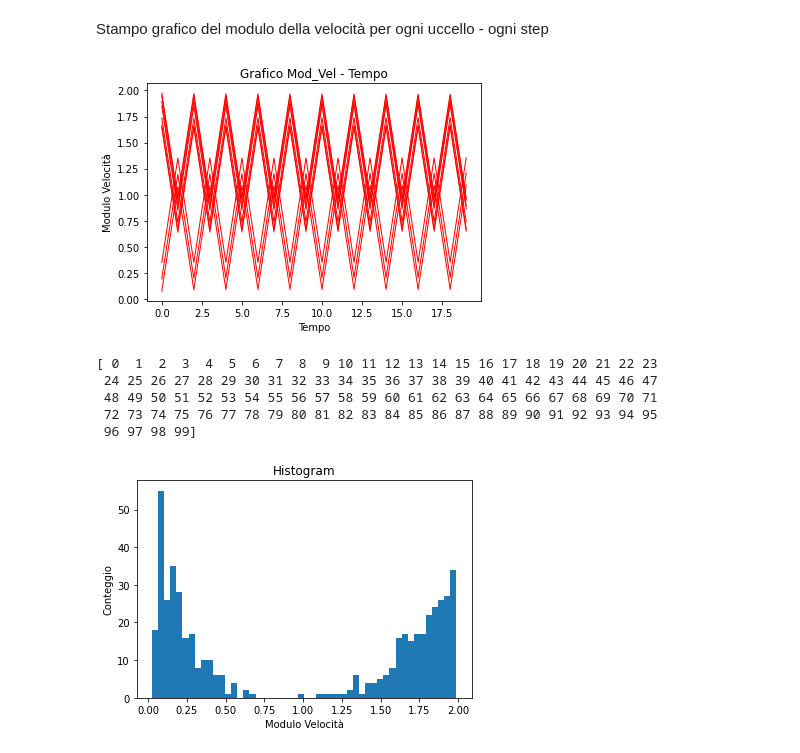
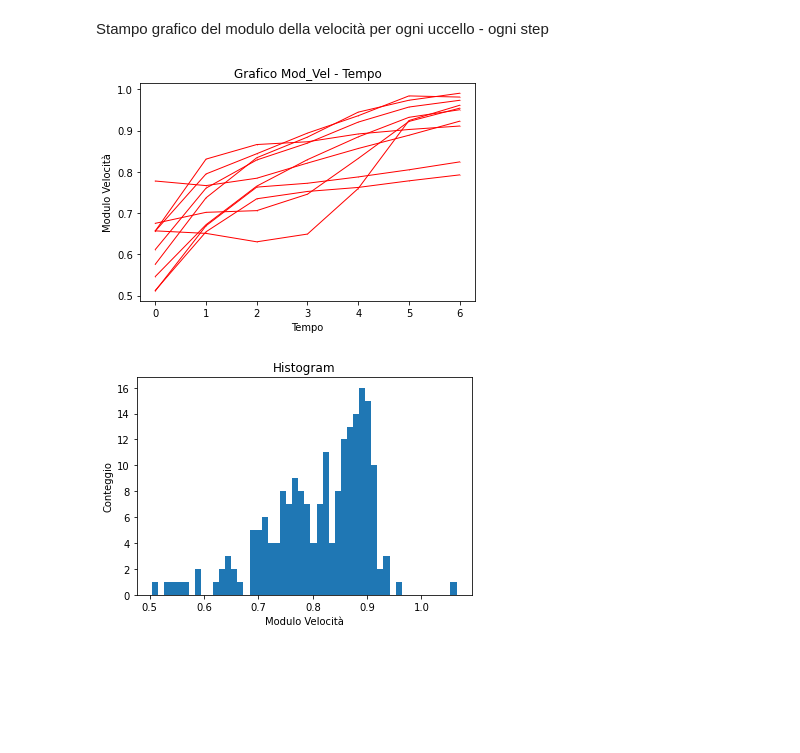
Before and after one commit to unibo-niccolotonin/Esame-Sistemi-Complessi-Stormi, a Jupyter notebook: FlockingCalcoli (3).ipynb, the cells around one changed output. Cells and saved outputs as stored; diff of their text form; code cells hidden in the pictures; blank space fills up the shorter version.

Commit message:
Aggiunta funzione per scegliere step che viene esaminato

```diff
--- a/FlockingCalcoli (3).ipynb
+++ b/FlockingCalcoli (3).ipynb
@@ -57,7 +86,7 @@ while cont < (fine):
 # Calcolo delle fluttuazioni U:
 ![Fluttuazioni](Fluttuazioni.png)
 # %%
-velstep=data_vel
+velstep=vel_at_step(view_step)
 U=np.zeros((birds,ndim))
 VelMedia=np.mean(velstep,axis=0)
 for j in range (birds):
@@ -82,7 +111,7 @@ def delta(sigma):
 #Funzione correlazione C(r) per uno step
 def correlation(r):
     velox=U
-    posix=data_pos
+    posix=pos_at_step(view_step)
     som=0
     somDelta=0
     for i in range (birds):
@@ -172,8 +201,8 @@ Calcolo polarizzazione:
 # %%
 array=np.zeros((birds,ndim))
 for j in range (birds):
-    norm = np.linalg.norm(data_vel[j])
-    array[j] = data_vel[j] / norm
+    norm = np.linalg.norm(vel_at_step(view_step)[j])
+    array[j] = vel_at_step(view_step)[j] / norm
 pol=np.linalg.norm(np.mean(array,axis=0))
 print(pol)
 # %% [output]
@@ -185,8 +214,8 @@ VelNorm=VelMedia/np.linalg.norm(VelMedia)
 Quantificazione dell'anisotropia dello stormo:
 ![Anisotropia](anisotropia.png)
 # %%
-position=data_pos
-veloc=data_vel
+position=pos_at_step(step)
+veloc=vel_at_step(step)
 mini=200
 matrix=np.zeros((birds,3,3))
 for i in range(birds):
@@ -235,7 +264,7 @@ for i in range (velMedia_tot.size):
 # %% [markdown]
 Stampo grafico del modulo della velocità per ogni uccello - ogni step
 # %%
-max_time=20
+max_time=7
 view_birds=10
 
 tempo=[]
@@ -249,40 +278,33 @@ plt.xlabel("Tempo")
 plt.ylabel("Modulo Velocità")
 
 plt.show()
-
-print(tempo)
 # %% [output]
-[figure, old version]
+[figure, new version]
-[ 0  1  2  3  4  5  6  7  8  9 10 11 12 13 14 15 16 17 18 19 20 21 22 23
- 24 25 26 27 28 29 30 31 32 33 34 35 36 37 38 39 40 41 42 43 44 45 46 47
- 48 49 50 51 52 53 54 55 56 57 58 59 60 61 62 63 64 65 66 67 68 69 70 71
- 72 73 74 75 76 77 78 79 80 81 82 83 84 85 86 87 88 89 90 91 92 93 94 95
- 96 97 98 99]
 # %%
 
-ModVelUcc=np.linalg.norm(data_vel,axis=1)
+ModVelUcc=np.linalg.norm(vel_at_step(step),axis=1)
 minMod=min(ModVelUcc.reshape(-1,1))
 maxMod=max(ModVelUcc.reshape(-1,1))
 """
 rang=(maxMod-minMod)/4
 Bins=np.zeros(4)
 rangValue=np.array((rang,rang*2,rang*3,rang*4))
 for i in range (birds):
     velb=ModVelUcc[i]
     if velb < rang:
         Bins[0]+=1
     elif velb < (rang*2):
         Bins[1]+=1
     elif velb < (rang*3):
         Bins[2]+=1
     else:
         Bins[3]+=1
 """
 
 plt.hist(ModVelUcc, bins=50)
 plt.xlabel("Modulo Velocità")
 plt.ylabel("Conteggio")
 plt.title("Histogram")
 plt.show()
 # %% [output]
-[figure, old version]
+[figure, new version]
```
Also changed, not shown: parts of 9 cells of this notebook.
